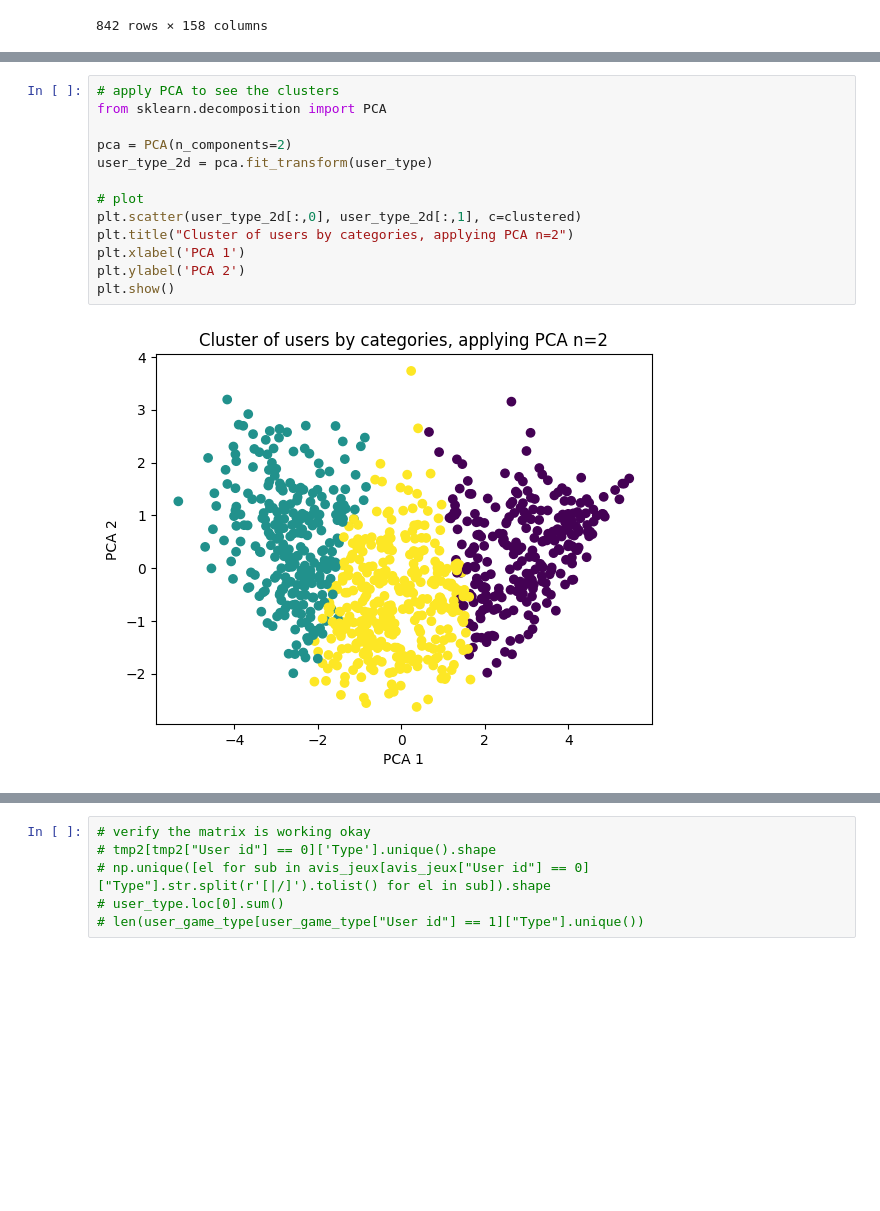
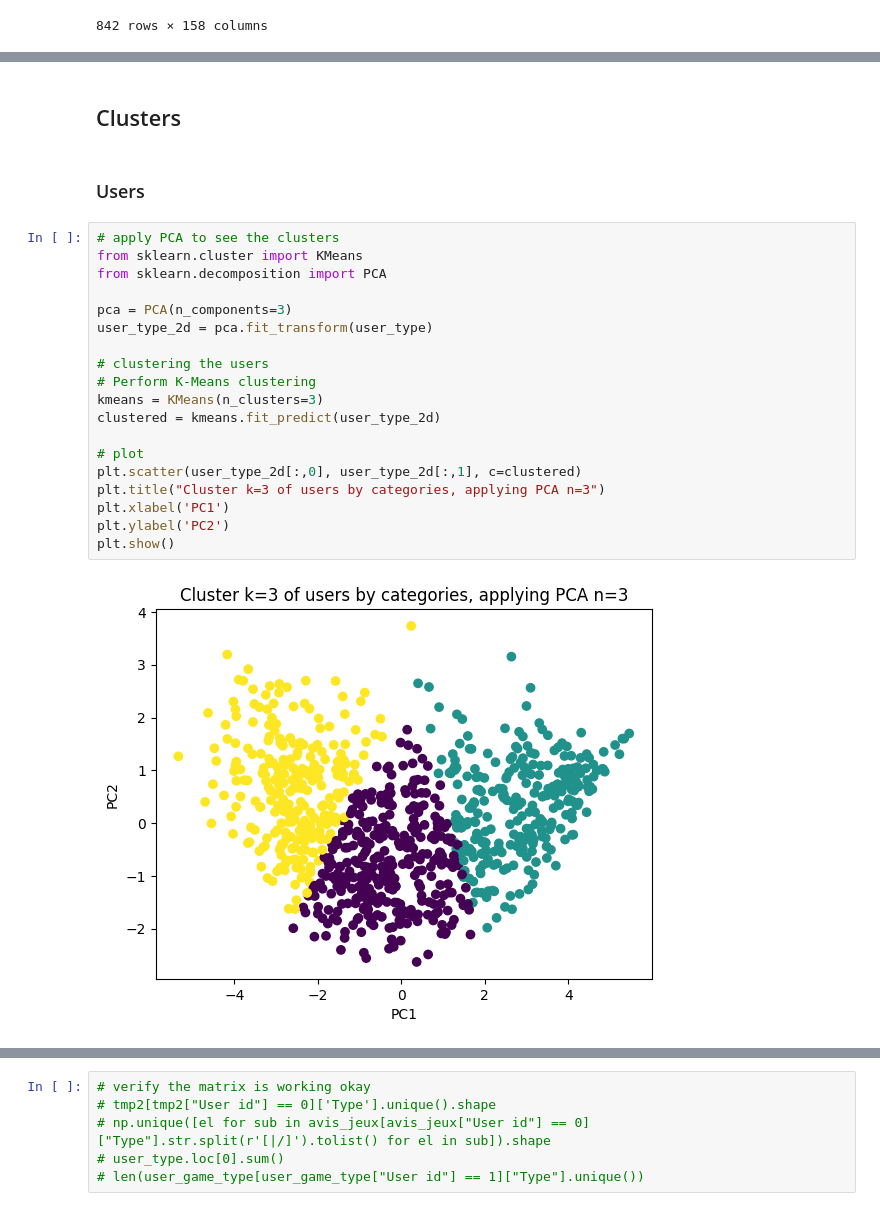
Before and after one commit to Franciline/Recommendation_system, a Jupyter notebook: pca_clustering.ipynb, the cells around one changed output, grey strips where cells are left out. Drawn from its saved outputs; the diff is of its cells as text; blank space fills up the shorter version.

Commit message:
game type clusters

```diff
--- a/pca_clustering.ipynb
+++ b/pca_clustering.ipynb
@@ -188,15 +193,25 @@ clustered = kmeans.fit_predict(user_type)
+# %% [markdown]
+## Clusters
+# %% [markdown]
+### Users
 # %%
 # apply PCA to see the clusters
+from sklearn.cluster import KMeans
 from sklearn.decomposition import PCA
 
-pca = PCA(n_components=2)
+pca = PCA(n_components=3)
 user_type_2d = pca.fit_transform(user_type)
+
+# clustering the users
+# Perform K-Means clustering
+kmeans = KMeans(n_clusters=3)
+clustered = kmeans.fit_predict(user_type_2d)
 
 # plot
 plt.scatter(user_type_2d[:,0], user_type_2d[:,1], c=clustered)
-plt.title("Cluster of users by categories, applying PCA n=2")
-plt.xlabel('PCA 1')
-plt.ylabel('PCA 2')
+plt.title("Cluster k=3 of users by categories, applying PCA n=3")
+plt.xlabel('PC1')
+plt.ylabel('PC2')
 plt.show()
 # %% [output]
-[figure, old version]
+[figure, new version]
```
Also changed, not shown: parts of 24 cells of this notebook, 1 other file.
